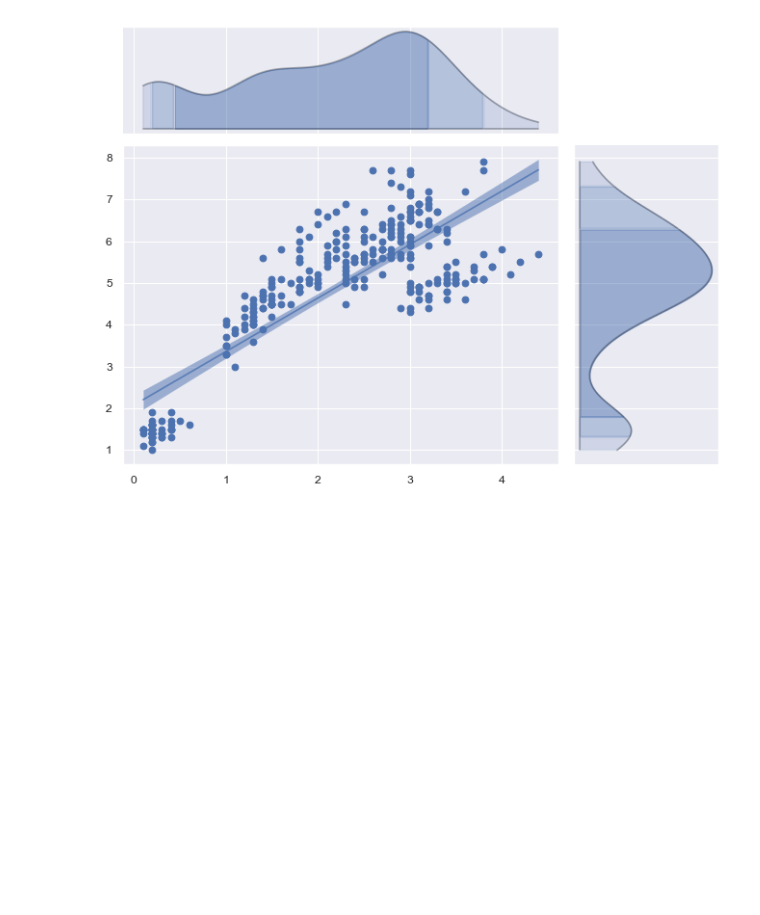
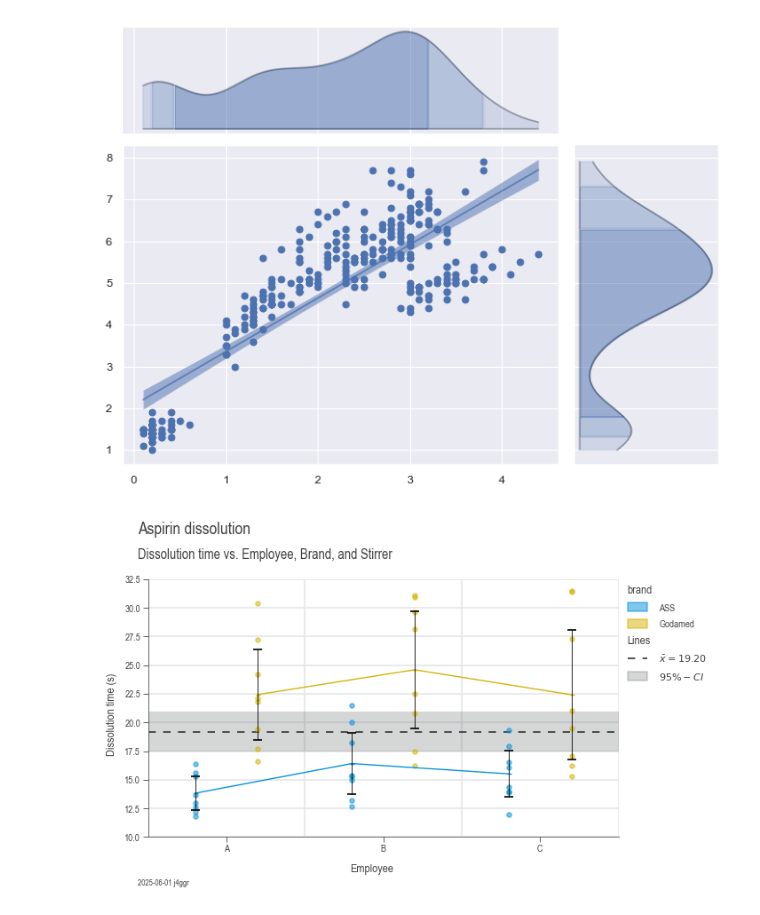
Before and after one commit to j4ggr/DaSPi, a Jupyter notebook: notebooks/doc-content_guide-plotting.ipynb, the cells around one changed output. Saved outputs shown, nothing was run; the diff lists cells and outputs as text; code cells hidden in the pictures; blank space fills up the shorter version.

Commit message:
improved documentation for plotting guide

```diff
--- a/notebooks/doc-content_guide-plotting.ipynb
+++ b/notebooks/doc-content_guide-plotting.ipynb
@@ -465,3 +468,37 @@ br_kde = dsp.GaussianKDE(
 br_kde()
 # %% [output]
 [figure]
+# %%
+import daspi as dsp
+
+df = dsp.load_dataset('aspirin-dissolution')
+
+chart = dsp.SingleChart(
+        source=df,
+        target='dissolution',
+        feature='employee',
+        hue='brand',
+        dodge=True,
+    ).plot(
+        dsp.Scatter
+    ).plot(
+        dsp.CenterLocation,
+        show_line=True,
+        show_center=False,
+    ).plot(
+        dsp.MeanTest,
+        n_groups=1,
+        marker='_',
+        kw_points={'size': 100}
+    ).stripes(
+        mean=True,
+        confidence=0.95
+    ).label(
+        fig_title='Aspirin dissolution',
+        sub_title='Dissolution time vs. Employee, Brand, and Stirrer',
+        target_label='Dissolution time (s)',
+        feature_label='Employee',
+        info=True
+    )
+# %% [output]
+[figure, added]
```
Also changed, not shown: parts of 5 cells of this notebook, 3 other files.
